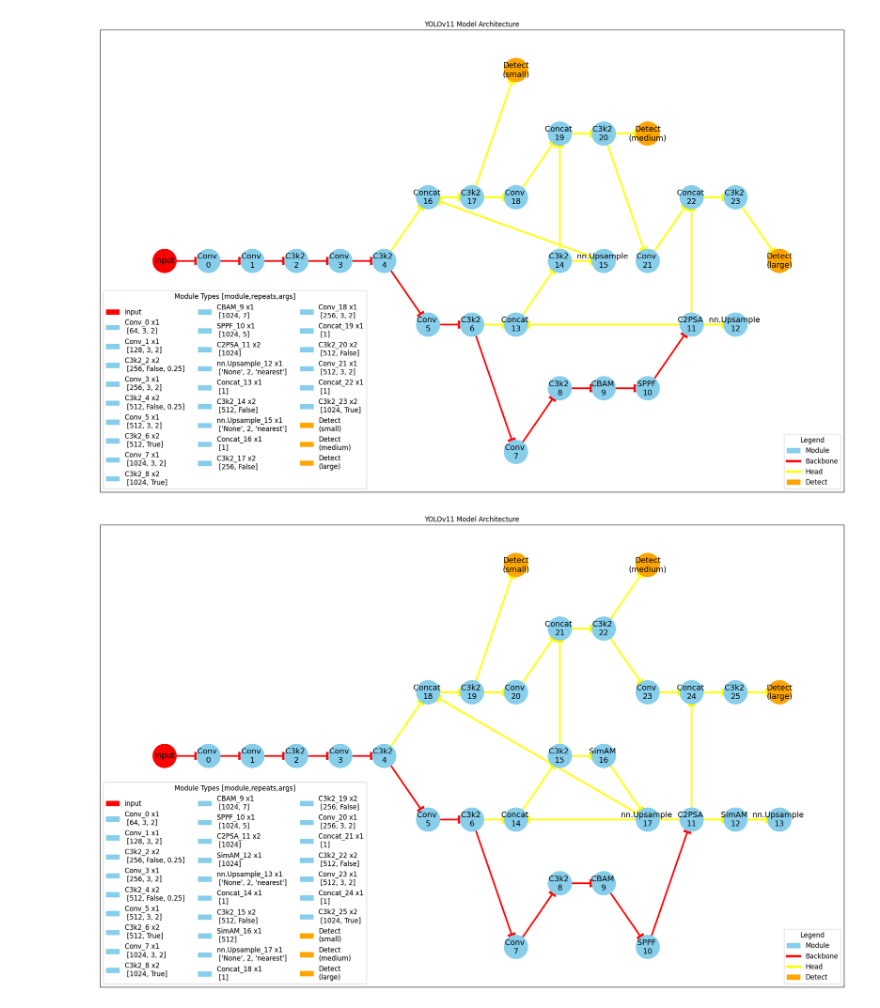
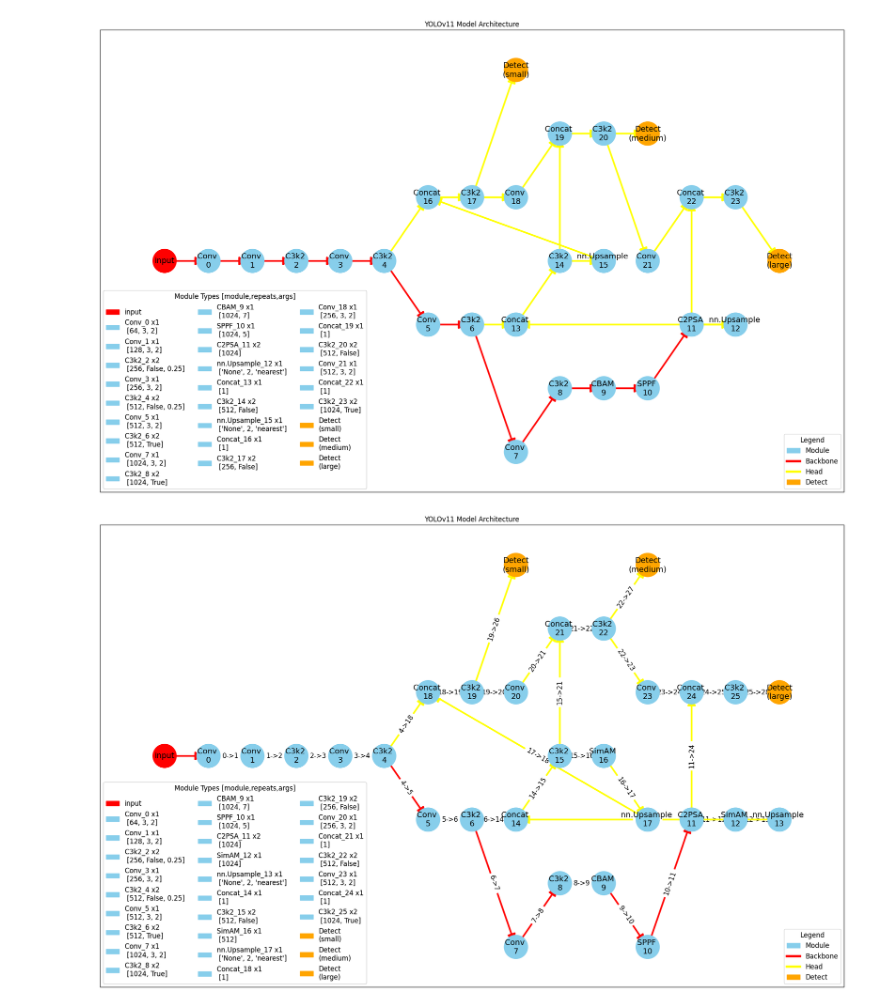
Before and after one commit to LiuXianBang/ultralytics, a Jupyter notebook: VisualizeModel.ipynb, the cells around one changed output. Saved outputs shown, nothing was run; the diff lists cells and outputs as text; code cells hidden in the pictures.

```diff
--- a/VisualizeModel.ipynb
+++ b/VisualizeModel.ipynb
@@ -178,7 +178,6 @@ for i, (fromNode, repeats, module, args) in enumerate(head_layers):
                 G.add_edge(list(nodes)[from_node], nodeName)
 
 pos = nx.bfs_layout(G, 'input',align='vertical')
-# pos = nx.spiral_layout(G)
 plt.figure(figsize=(16*1.5, 10*1.5))
 node_colors = []
 for node in G.nodes():
@@ -197,32 +196,33 @@ for (u, v, d) in G.edges(data=True):
     if G.nodes[v]["path"] == 'backbone':
         nx.draw_networkx_edges(G, pos, edgelist=[(u, v)], width=3, arrowstyle='-|>', edge_color=backboneEdgeColor,arrowsize=30)
     else:
         nx.draw_networkx_edges(G, pos, edgelist=[(u, v)], width=3, arrowstyle='-|>',edge_color=headEdgeColor,arrowsize=30)
-
+    if G.nodes[u]["path"] != 'input' and G.nodes[v]["path"] != 'input':
+        nx.draw_networkx_edge_labels(G, pos, edge_labels={(u, v): f'{nodes.index(u)}->{nodes.index(v)}'}, font_size=12)
 
 
 legend_elements = [
     plt.Circle((0, 0), 1, color=NodeColor, label='Module'),
                    plt.Line2D([0], [0], color=backboneEdgeColor, lw=4, label='Backbone'),
                    plt.Line2D([0], [0], color=headEdgeColor, lw=4, label='Head'),
     plt.Circle((0, 0), 1, color=detectNodeColor, label='Detect')
 ]
 
 legend1 = plt.legend(handles=legend_elements, loc='lower right', title='Legend', fontsize='large',title_fontsize='large')
 
 detail_legent = []
 for i,(node) in enumerate(G.nodes()):
     if G.nodes[node]["path"] != 'input' and G.nodes[node]["path"] != 'Detect':
         detail_legent.append(plt.Circle((0, 0), 1, color=node_colors[i], label=f'{G.nodes[node]["layer_type"]}_{i-1} x{G.nodes[node]["repeats"]}\n {G.nodes[node]["args"]}'))
     else:
         detail_legent.append(plt.Circle((0, 0), 1, color=node_colors[i], label=f'{node}'))
 
 legend2 = plt.legend(handles=detail_legent, loc='lower left', title='Module Types [module,repeats,args]', fontsize='large', ncol=3,title_fontsize='large')
 
 plt.gca().add_artist(legend1)
 plt.gca().add_artist(legend2)
 
 plt.title('YOLOv11 Model Architecture')
 plt.show()
 # %% [output]
-[figure, old version]
+[figure, new version]
```
Also changed, not shown: 1 other file.
